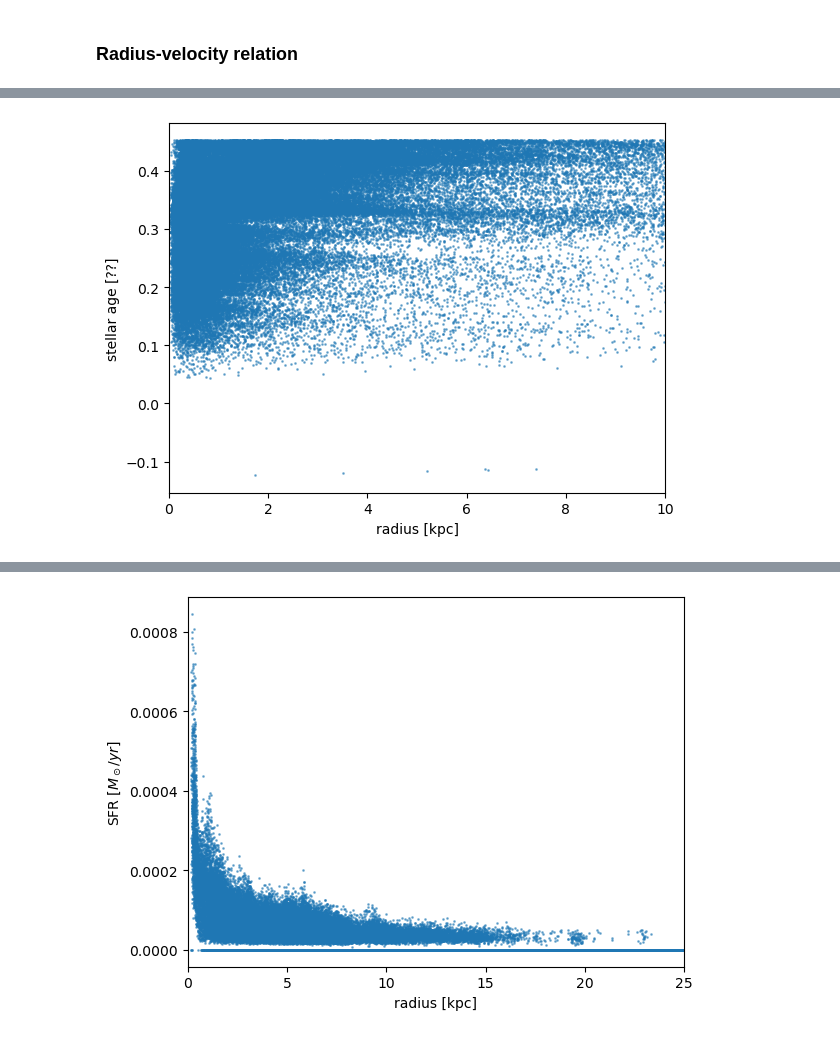
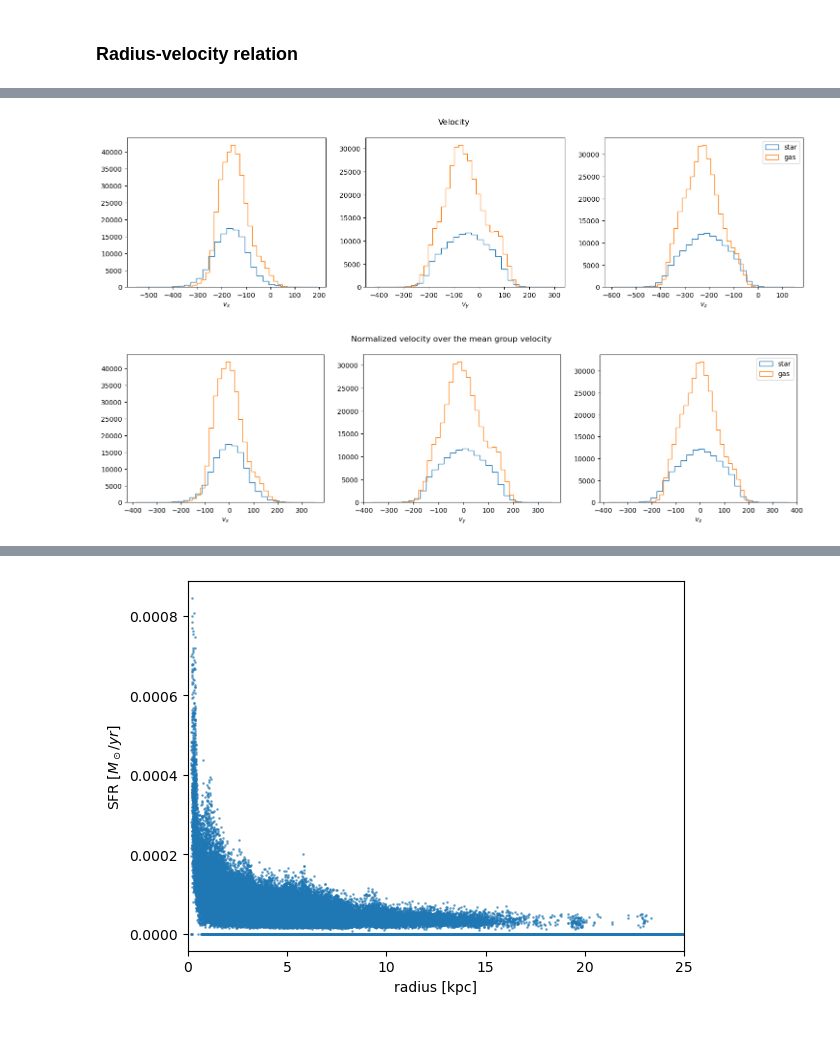
Before and after one commit to Amedeo1054/particelleeee, a Jupyter notebook: single_snapshot.ipynb, the cells around one changed output, grey strips where cells are left out. Saved outputs shown, nothing was run; the diff lists cells and outputs as text; code cells hidden in the pictures.

```diff
--- a/single_snapshot.ipynb
+++ b/single_snapshot.ipynb
@@ -186,9 +201,41 @@ plt.show()
-# %%
-plt.scatter(r1s, g1['Star']['StarFormationTime'][:], s=1, alpha=0.5)
-plt.xlim(0,10)
-#plt.ylim(0,plt.ylim()[1])
-plt.xlabel('radius [kpc]')
-plt.ylabel('stellar age [??]')
-plt.show()
-# %% [output]
-[figure, removed]
+# %%
+lab = ['$v_x$', '$v_y$', '$v_z$']
+
+fig1 = plt.figure(figsize=(18,4))
+fig1.suptitle('Velocity')
+for i in range(3):
+    ax = fig1.add_subplot(1,3,i+1)
+    ax.hist(np.array(g1['Star']['Velocity'])[:,i], 30, histtype='step', label='star')
+    ax.hist(np.array(g1['Gas']['Velocity'])[:,i], 30, histtype='step', label='gas')
+    ax.set_xlabel(lab[i])
+plt.legend()
+plt.show()
+#------------------------------------------------------------
+s_pos = np.array(g1['Star']['Position'][:]).T
+s_vel = np.array(g1['Star']['Velocity'][:]).T
+g_pos = np.array(g1['Gas']['Position'][:]).T
+g_vel = np.array(g1['Gas']['Velocity'][:]).T
+
+s_vel_mean = [np.mean(s_vel[0]), np.mean(s_vel[1]), np.mean(s_vel[2])]
+g_vel_mean = [np.mean(g_vel[0]), np.mean(g_vel[1]), np.mean(g_vel[2])]
+sv = []
+gv = []
+for i in range(3):
+    sv.append(s_vel[i] - s_vel_mean[i])
+    gv.append(g_vel[i] - g_vel_mean[i])
+sv = np.array(sv)
+gv = np.array(gv)
+
+#--------------------------------------------------------------
+fig2 = plt.figure(figsize=(18,4))
+fig2.suptitle('Normalized velocity over the mean group velocity')
+for i in range(3):
+    ax = fig2.add_subplot(1,3,i+1)
+    ax.hist(sv[i], 30, histtype='step', label='star')
+    ax.hist(gv[i], 30, histtype='step', label='gas')
+    ax.set_xlabel(lab[i])
+plt.legend()
+plt.show()
+# %% [output]
+[figure, added]
+[figure, added]
```
Also changed, not shown: parts of 11 cells of this notebook, 1 other file.
